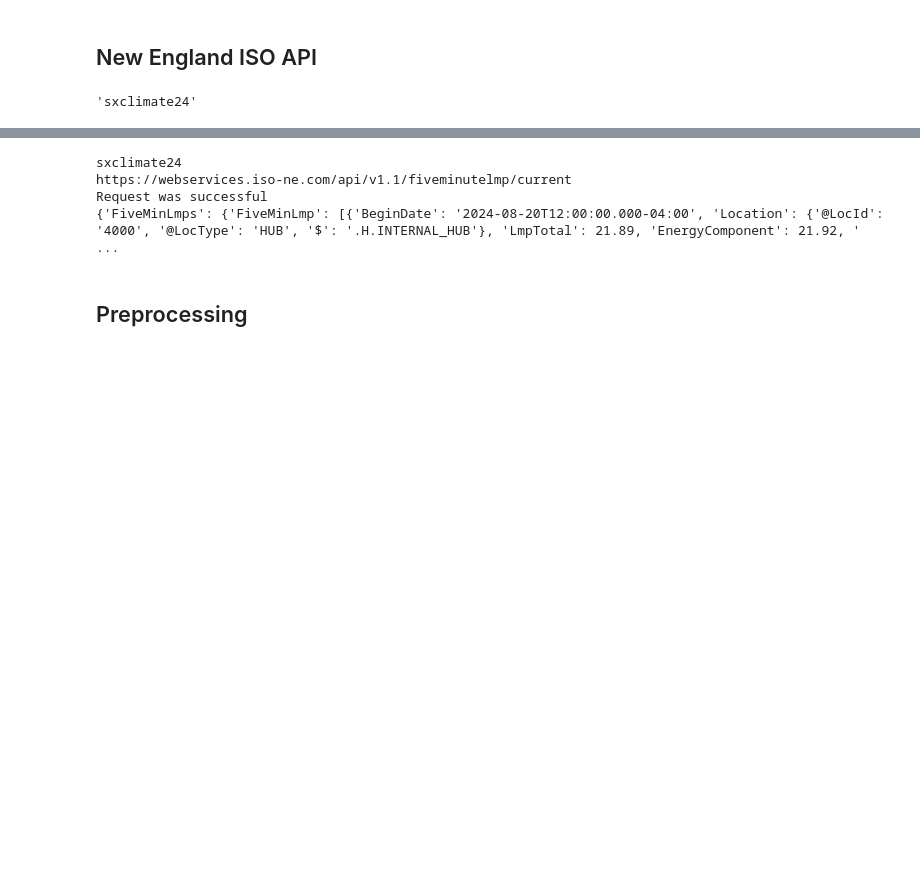
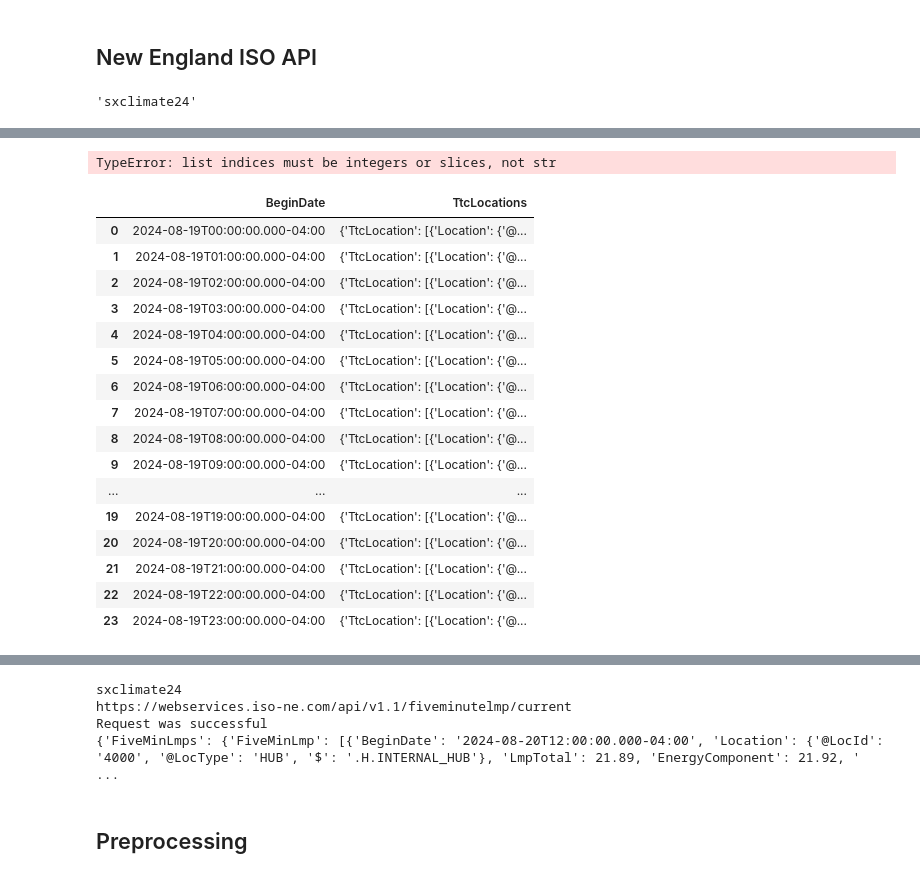
Before and after one commit to cccdenhart/transmission-capacity, a Jupyter notebook: explore.ipynb, the cells around one changed output, grey strips where cells are left out. Cells and saved outputs as stored; diff of their text form; code cells hidden in the pictures; blank space fills up the shorter version.

```diff
--- a/explore.ipynb
+++ b/explore.ipynb
@@ -21,0 +103,24 @@ os.getenv("NE_ISO_PASSWORD")
+# %%
+ttc_df = pd.DataFrame(data["Ttcs"]["Ttc"]["TtcLocations"])
+# %% [output]
+TypeError: list indices must be integers or slices, not str
+# %%
+ttc_df
+# %% [output]
+|  | BeginDate | TtcLocations |
+| 0 | 2024-08-19T00:00:00.000-04:00 | {'TtcLocation': [{'Location': {'@... |
+| 1 | 2024-08-19T01:00:00.000-04:00 | {'TtcLocation': [{'Location': {'@... |
+| 2 | 2024-08-19T02:00:00.000-04:00 | {'TtcLocation': [{'Location': {'@... |
+| 3 | 2024-08-19T03:00:00.000-04:00 | {'TtcLocation': [{'Location': {'@... |
+| 4 | 2024-08-19T04:00:00.000-04:00 | {'TtcLocation': [{'Location': {'@... |
+| 5 | 2024-08-19T05:00:00.000-04:00 | {'TtcLocation': [{'Location': {'@... |
+| 6 | 2024-08-19T06:00:00.000-04:00 | {'TtcLocation': [{'Location': {'@... |
+| 7 | 2024-08-19T07:00:00.000-04:00 | {'TtcLocation': [{'Location': {'@... |
+| 8 | 2024-08-19T08:00:00.000-04:00 | {'TtcLocation': [{'Location': {'@... |
+| 9 | 2024-08-19T09:00:00.000-04:00 | {'TtcLocation': [{'Location': {'@... |
+| ... | ... | ... |
+| 19 | 2024-08-19T19:00:00.000-04:00 | {'TtcLocation': [{'Location': {'@... |
+| 20 | 2024-08-19T20:00:00.000-04:00 | {'TtcLocation': [{'Location': {'@... |
+| 21 | 2024-08-19T21:00:00.000-04:00 | {'TtcLocation': [{'Location': {'@... |
+| 22 | 2024-08-19T22:00:00.000-04:00 | {'TtcLocation': [{'Location': {'@... |
+| 23 | 2024-08-19T23:00:00.000-04:00 | {'TtcLocation': [{'Location': {'@... |
```
Also changed, not shown: parts of 20 cells of this notebook, 4 other files.
